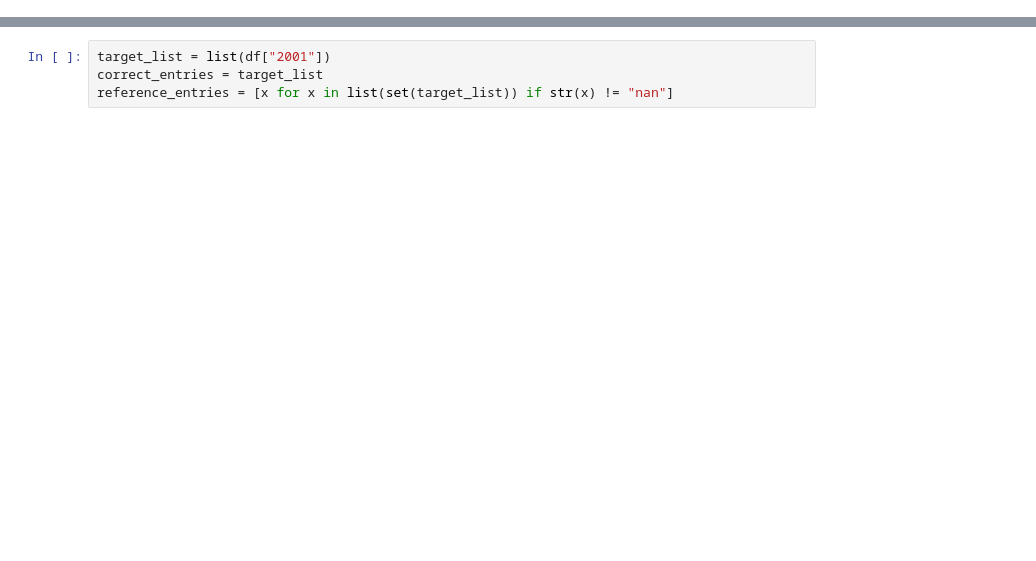
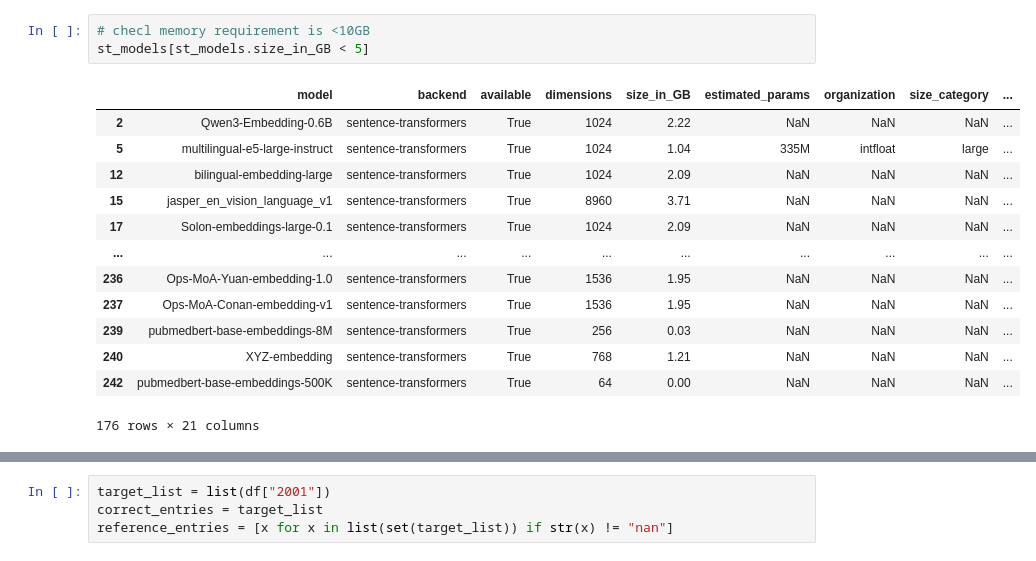
Before and after one commit to saketlab/alethia, a Jupyter notebook: notebooks/demo.ipynb, the cells around one changed output, grey strips where cells are left out. Cells and saved outputs as stored; diff of their text form; blank space fills up the shorter version.

```diff
--- a/notebooks/demo.ipynb
+++ b/notebooks/demo.ipynb
@@ -4,0 +102,17 @@ from alethia import alethia
+# %%
+# checl memory requirement is <10GB
+st_models[st_models.size_in_GB < 5]
+# %% [output]
+|  | model | backend | available | dimensions | size_in_GB | estimated_params | organization | size_category | ... |
+| 2 | Qwen3-Embedding-0.6B | sentence-transformers | True | 1024 | 2.22 | NaN | NaN | NaN | ... |
+| 5 | multilingual-e5-large-instruct | sentence-transformers | True | 1024 | 1.04 | 335M | intfloat | large | ... |
+| 12 | bilingual-embedding-large | sentence-transformers | True | 1024 | 2.09 | NaN | NaN | NaN | ... |
+| 15 | jasper_en_vision_language_v1 | sentence-transformers | True | 8960 | 3.71 | NaN | NaN | NaN | ... |
+| 17 | Solon-embeddings-large-0.1 | sentence-transformers | True | 1024 | 2.09 | NaN | NaN | NaN | ... |
+| ... | ... | ... | ... | ... | ... | ... | ... | ... | ... |
+| 236 | Ops-MoA-Yuan-embedding-1.0 | sentence-transformers | True | 1536 | 1.95 | NaN | NaN | NaN | ... |
+| 237 | Ops-MoA-Conan-embedding-v1 | sentence-transformers | True | 1536 | 1.95 | NaN | NaN | NaN | ... |
+| 239 | pubmedbert-base-embeddings-8M | sentence-transformers | True | 256 | 0.03 | NaN | NaN | NaN | ... |
+| 240 | XYZ-embedding | sentence-transformers | True | 768 | 1.21 | NaN | NaN | NaN | ... |
+| 242 | pubmedbert-base-embeddings-500K | sentence-transformers | True | 64 | 0.00 | NaN | NaN | NaN | ... |
+176 rows × 21 columns
```
Also changed, not shown: parts of 33 cells of this notebook, 3 other files.
